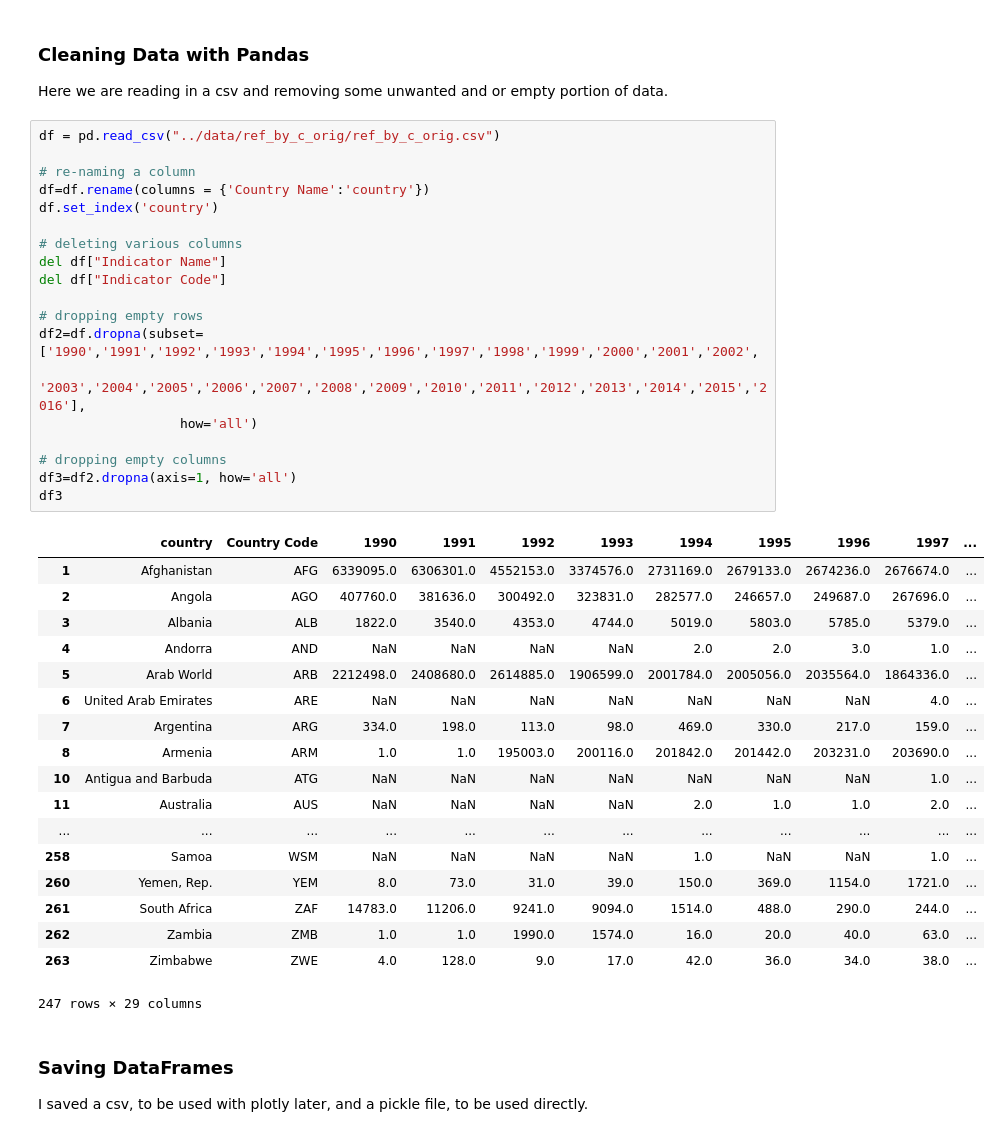
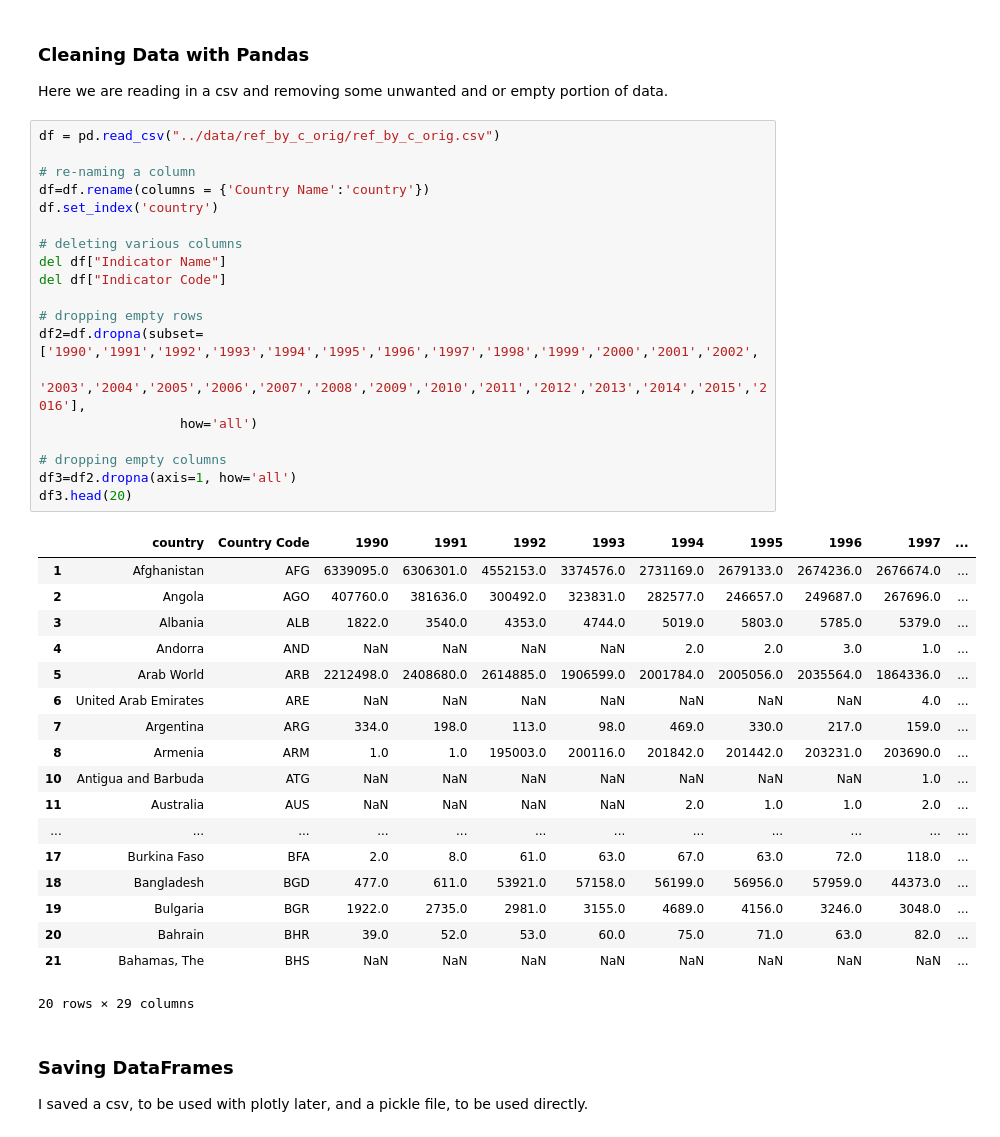
Before and after one commit to UNCG-CSE/World-Refugee-Forecast, a Jupyter notebook: src/wrf_country_of_origin.ipynb, the cells around one changed output. Drawn from its saved outputs; the diff is of its cells as text.

Commit message:
truncation of dataframes

```diff
--- a/src/wrf_country_of_origin.ipynb
+++ b/src/wrf_country_of_origin.ipynb
@@ -18,40 +18,40 @@ Here we are reading in a csv and removing some unwanted and or empty portion of
 df = pd.read_csv("../data/ref_by_c_orig/ref_by_c_orig.csv")
 
 # re-naming a column
 df=df.rename(columns = {'Country Name':'country'})
 df.set_index('country')
 
 # deleting various columns
 del df["Indicator Name"]
 del df["Indicator Code"]
 
 # dropping empty rows
 df2=df.dropna(subset=['1990','1991','1992','1993','1994','1995','1996','1997','1998','1999','2000','2001','2002',
                  '2003','2004','2005','2006','2007','2008','2009','2010','2011','2012','2013','2014','2015','2016'],
                   how='all')
 
 # dropping empty columns
 df3=df2.dropna(axis=1, how='all')
-df3
+df3.head(20)
 # %% [output]
 |  | country | Country Code | 1990 | 1991 | 1992 | 1993 | 1994 | 1995 | 1996 | 1997 | ... |
 | 1 | Afghanistan | AFG | 6339095.0 | 6306301.0 | 4552153.0 | 3374576.0 | 2731169.0 | 2679133.0 | 2674236.0 | 2676674.0 | ... |
 | 2 | Angola | AGO | 407760.0 | 381636.0 | 300492.0 | 323831.0 | 282577.0 | 246657.0 | 249687.0 | 267696.0 | ... |
 | 3 | Albania | ALB | 1822.0 | 3540.0 | 4353.0 | 4744.0 | 5019.0 | 5803.0 | 5785.0 | 5379.0 | ... |
 | 4 | Andorra | AND | NaN | NaN | NaN | NaN | 2.0 | 2.0 | 3.0 | 1.0 | ... |
 | 5 | Arab World | ARB | 2212498.0 | 2408680.0 | 2614885.0 | 1906599.0 | 2001784.0 | 2005056.0 | 2035564.0 | 1864336.0 | ... |
 | 6 | United Arab Emirates | ARE | NaN | NaN | NaN | NaN | NaN | NaN | NaN | 4.0 | ... |
 | 7 | Argentina | ARG | 334.0 | 198.0 | 113.0 | 98.0 | 469.0 | 330.0 | 217.0 | 159.0 | ... |
 | 8 | Armenia | ARM | 1.0 | 1.0 | 195003.0 | 200116.0 | 201842.0 | 201442.0 | 203231.0 | 203690.0 | ... |
 | 10 | Antigua and Barbuda | ATG | NaN | NaN | NaN | NaN | NaN | NaN | NaN | 1.0 | ... |
 | 11 | Australia | AUS | NaN | NaN | NaN | NaN | 2.0 | 1.0 | 1.0 | 2.0 | ... |
 | ... | ... | ... | ... | ... | ... | ... | ... | ... | ... | ... | ... |
-| 258 | Samoa | WSM | NaN | NaN | NaN | NaN | 1.0 | NaN | NaN | 1.0 | ... |
-| 260 | Yemen, Rep. | YEM | 8.0 | 73.0 | 31.0 | 39.0 | 150.0 | 369.0 | 1154.0 | 1721.0 | ... |
-| 261 | South Africa | ZAF | 14783.0 | 11206.0 | 9241.0 | 9094.0 | 1514.0 | 488.0 | 290.0 | 244.0 | ... |
-| 262 | Zambia | ZMB | 1.0 | 1.0 | 1990.0 | 1574.0 | 16.0 | 20.0 | 40.0 | 63.0 | ... |
-| 263 | Zimbabwe | ZWE | 4.0 | 128.0 | 9.0 | 17.0 | 42.0 | 36.0 | 34.0 | 38.0 | ... |
+| 17 | Burkina Faso | BFA | 2.0 | 8.0 | 61.0 | 63.0 | 67.0 | 63.0 | 72.0 | 118.0 | ... |
+| 18 | Bangladesh | BGD | 477.0 | 611.0 | 53921.0 | 57158.0 | 56199.0 | 56956.0 | 57959.0 | 44373.0 | ... |
+| 19 | Bulgaria | BGR | 1922.0 | 2735.0 | 2981.0 | 3155.0 | 4689.0 | 4156.0 | 3246.0 | 3048.0 | ... |
+| 20 | Bahrain | BHR | 39.0 | 52.0 | 53.0 | 60.0 | 75.0 | 71.0 | 63.0 | 82.0 | ... |
+| 21 | Bahamas, The | BHS | NaN | NaN | NaN | NaN | NaN | NaN | NaN | NaN | ... |
-247 rows × 29 columns
+20 rows × 29 columns
 # %% [markdown]
 ### Saving DataFrames
 I saved a csv, to be used with plotly later, and a pickle file, to be used directly.
```
Also changed, not shown: parts of 1 cell of this notebook.
